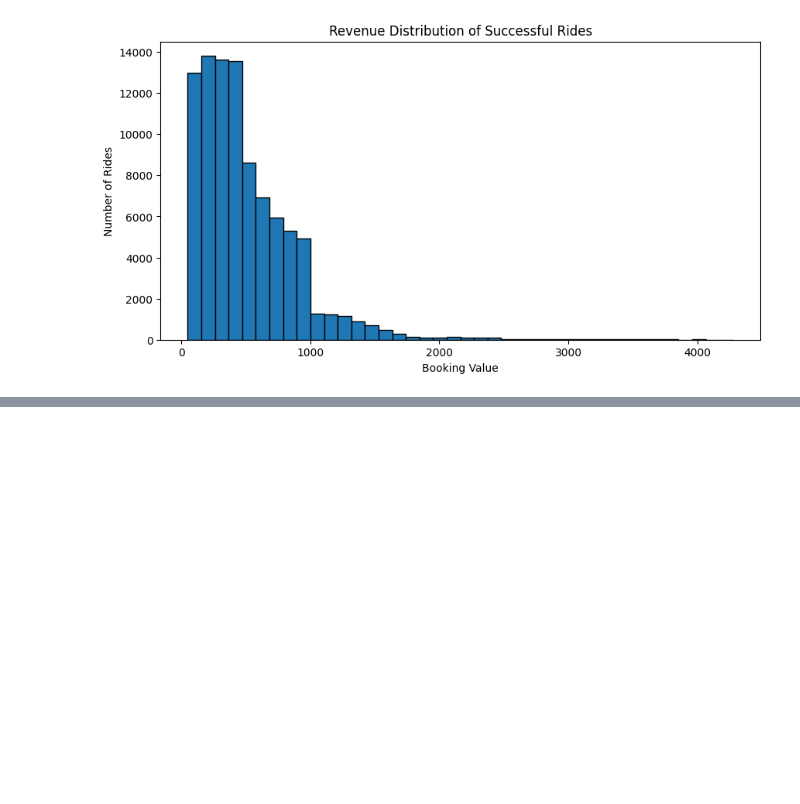
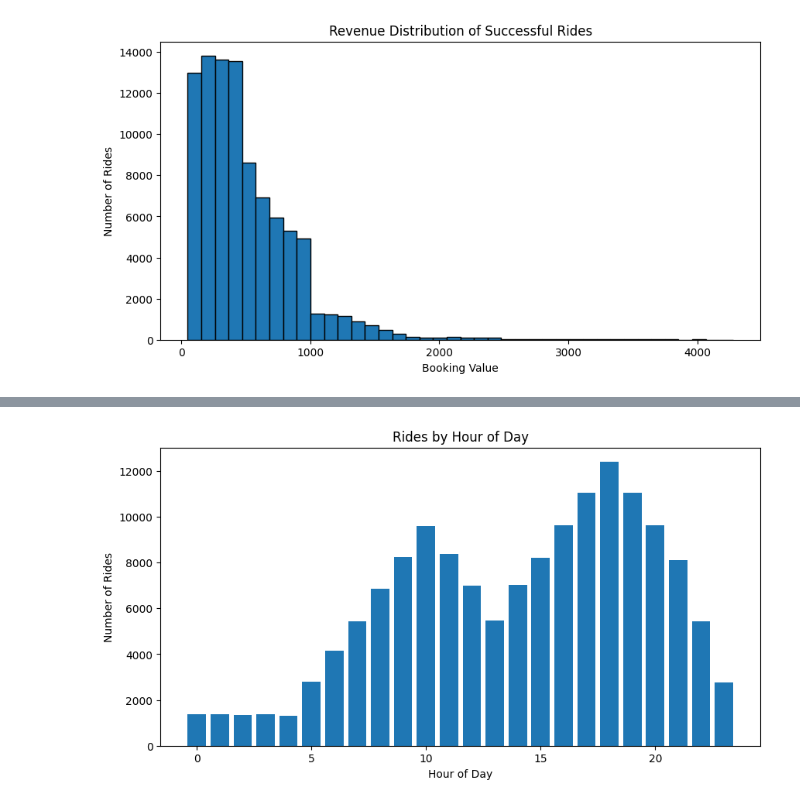
Before and after one commit to debjit11/Namma-Yatri-and-Uber-Analysis, a Jupyter notebook: uber_main.ipynb, the cells around one changed output, grey strips where cells are left out. Saved outputs shown, nothing was run; the diff lists cells and outputs as text; code cells hidden in the pictures; blank space fills up the shorter version.

```diff
--- a/uber_main.ipynb
+++ b/uber_main.ipynb
@@ -368,0 +386,14 @@ plt.show()
+# %%
+# Rides per hour
+hourly_rides = df.groupby('Hours').size()
+
+plt.figure(figsize=(10,5))
+plt.bar(hourly_rides.index, hourly_rides.values)
+
+plt.title("Rides by Hour of Day")
+plt.xlabel("Hour of Day")
+plt.ylabel("Number of Rides")
+
+plt.show()
+# %% [output]
+[figure, added]
```
Also changed, not shown: parts of 2 cells of this notebook.
